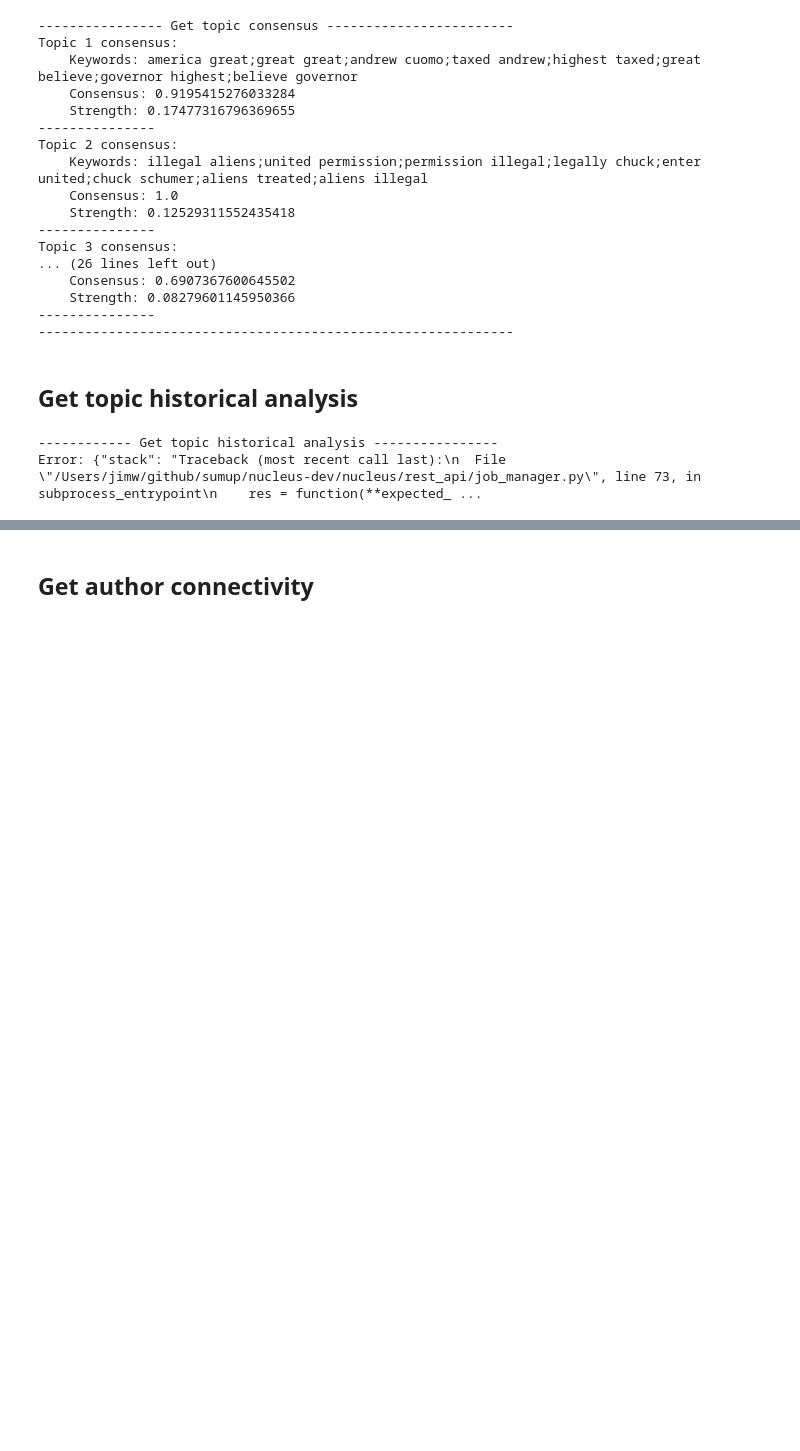
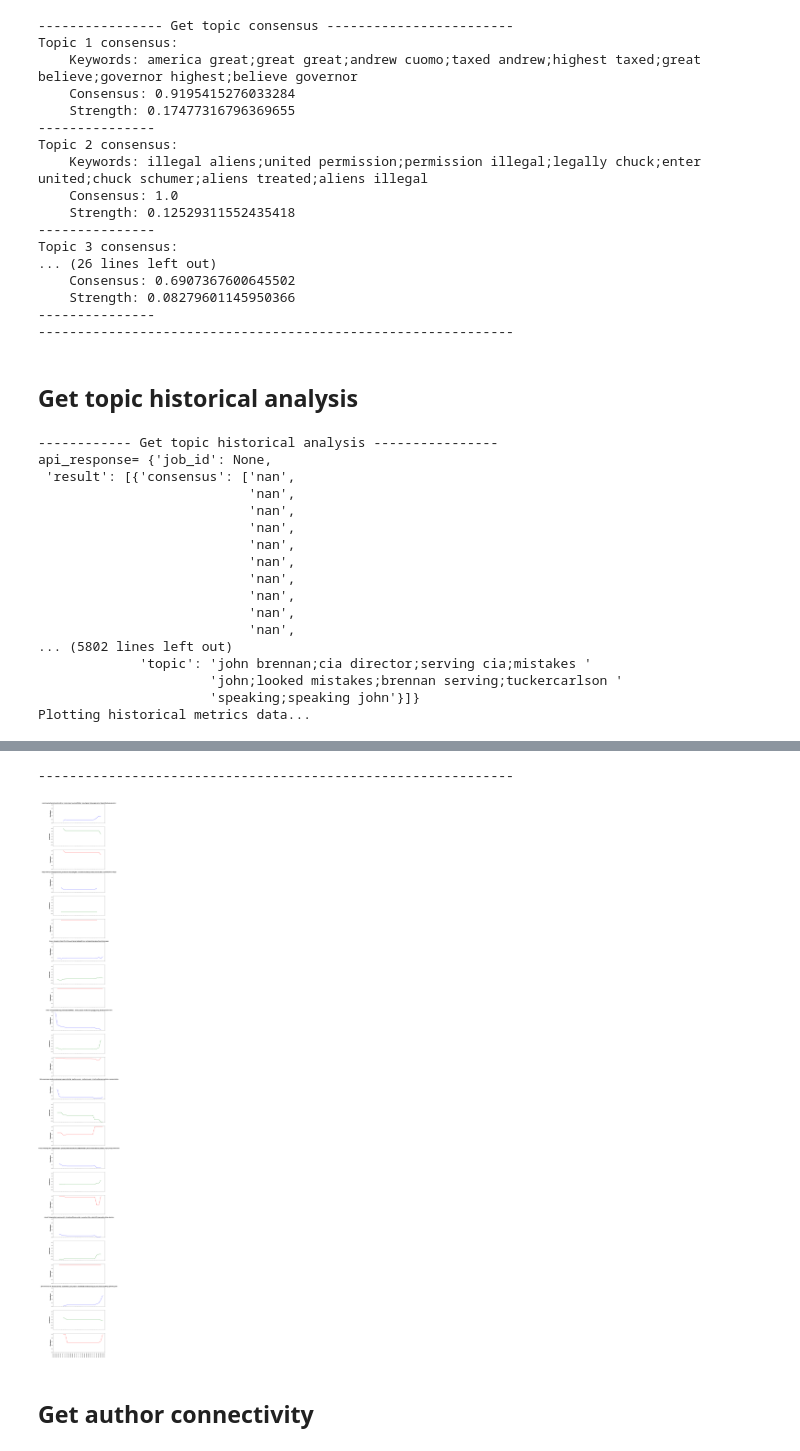
Before and after one commit to SumUpAnalytics/nucleus-sdk, a Jupyter notebook: python/examples/all-api-examples.ipynb, the cells around one changed output, grey strips where cells are left out. Saved outputs shown, nothing was run; the diff lists cells and outputs as text; code cells hidden in the pictures; blank space fills up the shorter version.

```diff
--- a/python/examples/all-api-examples.ipynb
+++ b/python/examples/all-api-examples.ipynb
@@ -559,7 +546,7 @@ if running_notebook:
             'sentiment': np.array(res.sentiment, dtype=np.float32)})
 
     selected_topics = range(len(historical_metrics))
-    nucleus_api.api.nucleus_api.topic_charts_historical(historical_metrics, selected_topics, True)
+    topic_charts_historical(historical_metrics, selected_topics, True)
 else:
     print('Printing historical metrics data...')
     print('NOTE: historical metrics data can be plotted when running the example in Jupyter Notebook')
@@ -576,4 +563,19 @@ else:
 print('-------------------------------------------------------------')
 # %% [output]
 ------------ Get topic historical analysis ----------------
-Error: {"stack": "Traceback (most recent call last):\n  File \"/Users/jimw/github/sumup/nucleus-dev/nucleus/rest_api/job_manager.py\", line 73, in subprocess_entrypoint\n    res = function(**expected_ ...
+api_response= {'job_id': None,
+ 'result': [{'consensus': ['nan',
+                           'nan',
+                           'nan',
+                           'nan',
+                           'nan',
+                           'nan',
+                           'nan',
+                           'nan',
+                           'nan',
+                           'nan',
+... (5802 lines left out)
+             'topic': 'john brennan;cia director;serving cia;mistakes '
+                      'john;looked mistakes;brennan serving;tuckercarlson '
+                      'speaking;speaking john'}]}
+Plotting historical metrics data...
@@ -581,3 +584,5 @@ AttributeError: 'NoneType' object has no attribute 'to_str'
+-------------------------------------------------------------
+[figure, added]
 # %% [markdown]
 ## Get author connectivity
 # %%
```
Also changed, not shown: parts of 9 cells of this notebook, 1 other file.
